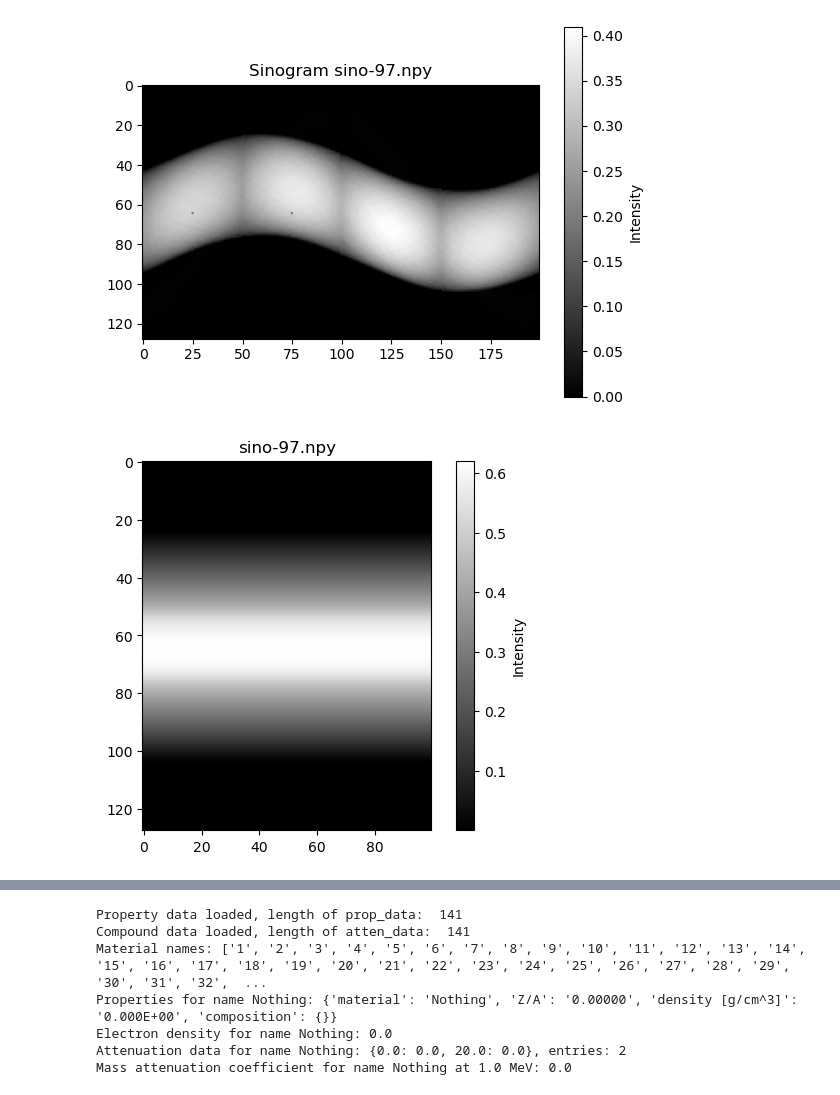
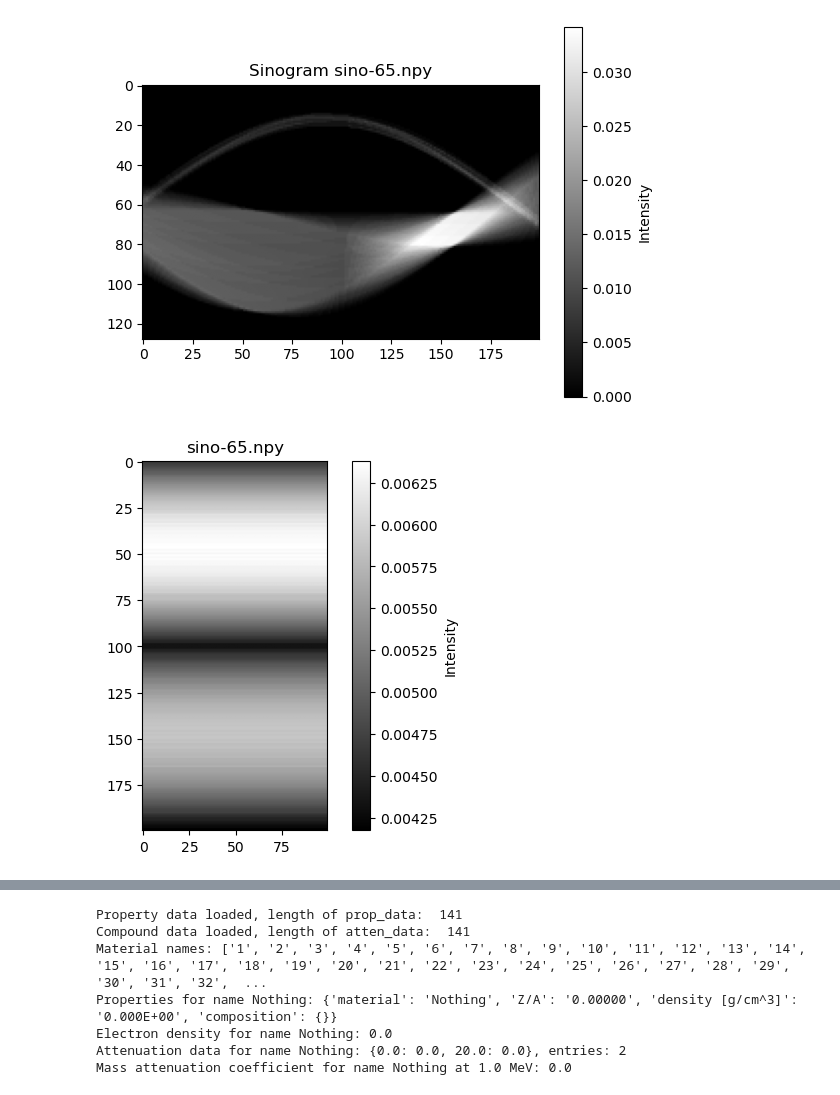
Before and after one commit to samuelnub/lircst-ana, a Jupyter notebook: src/AnalysingAnalyticalCST.ipynb, the cells around one changed output, grey strips where cells are left out. Cells and saved outputs as stored; diff of their text form; code cells hidden in the pictures.

```diff
--- a/src/AnalysingAnalyticalCST.ipynb
+++ b/src/AnalysingAnalyticalCST.ipynb
@@ -15,7 +15,7 @@ def get_files_in_dir(dir_name):
     return [f for f in os.listdir(os.path.join(data_dir, dir_name)) if os.path.isfile(os.path.join(data_dir, dir_name, f))]
 
 # Select random directory, then a random file beginning with "phan"
-dir_name = '1747031036' # np.random.choice(dirs)
+dir_name = '1747024253' # np.random.choice(dirs)
 files = get_files_in_dir(dir_name)
 phan_file_name = np.random.choice([f for f in files if f.startswith('phan')])
 sino_file_name = f"sino-{phan_file_name.split("-")[1].split(".")[0]}.npy"
@@ -45,7 +45,7 @@ plt.colorbar(label="Intensity")
 plt.show()
 
 
-plt.imshow(np.sum(sino_data, axis=1), cmap='gray')
+plt.imshow(np.sum(sino_data, axis=0), cmap='gray')
 plt.title(f"{sino_file_name}")
 plt.colorbar(label="Intensity")
 plt.show()
@@ -72,5 +72,5 @@ Meta data for phantom 1746282883: {'voxel_physical_scale': 0.001, 'source_dist_i
-[figure, old version]
+[figure, new version]
-[figure, old version]
+[figure, new version]
 # %%
 #@title Let's use some classical reconstruction algorithms to reconstruct the phantom
 
```
Also changed, not shown: parts of 2 cells of this notebook, 1 other file.
